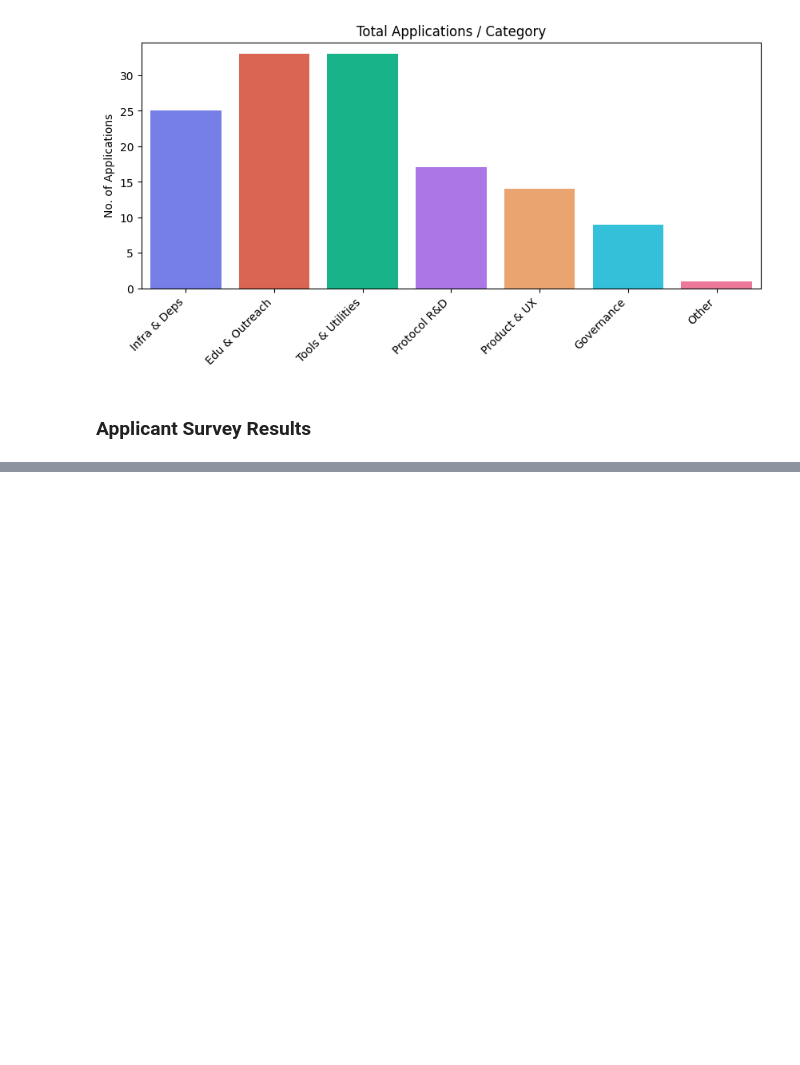
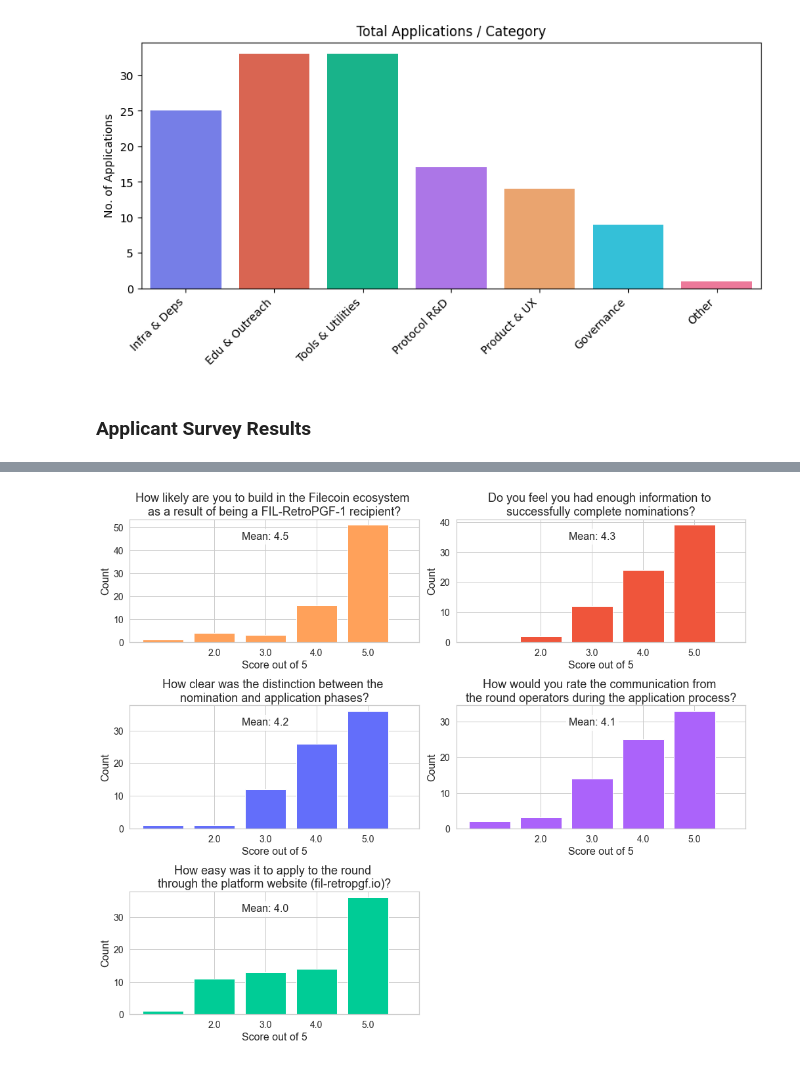
Before and after one commit to SHSR2001/FIL-RPGF, a Jupyter notebook: round1_feedback_report/rpgf_round1_feedback_report_plots-final.ipynb, the cells around one changed output, grey strips where cells are left out. Saved outputs shown, nothing was run; the diff lists cells and outputs as text; code cells hidden in the pictures; blank space fills up the shorter version.

```diff
--- a/round1_feedback_report/rpgf_round1_feedback_report_plots-final.ipynb
+++ b/round1_feedback_report/rpgf_round1_feedback_report_plots-final.ipynb
@@ -184,0 +133,2 @@ Text(1, 25, 'Average = 4.4')
+# %%
+survey_df=pd.read_csv("/Users/tom/Documents/FIL-RPGF/round1_feedback_report/anon_applicant_feedback_results_filrpgf1.csv")[['How clear was the distinction between the nomination and application phases?', "Do you feel you had enough information to successfully complete nominations?", "How easy was it to apply to the round through the platform website (fil-retropgf.io)?", "How would you rate the communication from the round operators during the application process?","How likely are you to build in the Filecoin ecosystem as a result of being a FIL-RetroPGF-1 recipient?"]]
@@ -184,0 +144,59 @@ Text(1, 25, 'Average = 4.4')
+# %%
+# Create bar charts for each question
+questions = [
+    'How clear was the distinction between the nomination and application phases?',
+    'Do you feel you had enough information to successfully complete nominations?',
+    'How easy was it to apply to the round through the platform website (fil-retropgf.io)?',
+    'How would you rate the communication from the round operators during the application process?',
+    'How likely are you to build in the Filecoin ecosystem as a result of being a FIL-RetroPGF-1 recipient?'
+]
+
+questionsnl = [
+    'How clear was the distinction between the \nnomination and application phases?',
+    'Do you feel you had enough information to \nsuccessfully complete nominations?',
+    'How easy was it to apply to the round \nthrough the platform website (fil-retropgf.io)?',
+    'How would you rate the communication from \nthe round operators during the application process?',
+    'How likely are you to build in the Filecoin ecosystem \nas a result of being a FIL-RetroPGF-1 recipient?'
+]
+
+
+# Calculate the mean value for each question
+mean_values = survey_df[questions].mean().round(2)
+
+# Sort questions by mean value in descending order
+sorted_questions = sorted(zip(questions, questionsnl, colors), key=lambda x: mean_values[x[0]], reverse=True)
+
+fig, axs = plt.subplots(3, 2, figsize=(14, 12))
+axs = axs.flatten()
+
+# Plotting the bar charts for each question in sorted order
+for ax, (question, questionnl, color) in zip(axs, sorted_questions):
+    ax.grid(True)
+    value_counts = survey_df[question].value_counts().sort_index()
+    if question == 'Do you feel you had enough information to successfully complete nominations?':
+        if 1 not in value_counts.index:
+            value_counts.loc[1] = 0
+        value_counts = value_counts.sort_index()
+    value_counts.plot(kind='bar', ax=ax, color=color,width=0.8)
+
+    ax.set_title(questionnl, fontsize=18)
+    ax.set_xlabel('Score out of 5', fontsize=16)
+    ax.set_ylabel('Count', fontsize=16)
+#     ax.set_ylim(0, 52)
+    ax.set_xticks([1, 2, 3, 4, 5])
+    ax.tick_params(axis='x', labelrotation=0, labelsize=14)
+    ax.tick_params(axis='y', labelsize=14)
+
+    # Annotate the mean value for each question
+    mean_value = mean_values[question]
+    ax.annotate(f'Mean: {mean_value.round(1):.1f}', xy=(0.55, 0.9), xycoords='axes fraction', fontsize=16,
+                horizontalalignment='right', verticalalignment='top', bbox=dict(facecolor='white', alpha=0.8))
+
+# Remove any empty subplot
+if len(questions) % 2 != 0:
+    fig.delaxes(axs[-1])
+
+plt.tight_layout()
+plt.show()
+# %% [output]
+[figure, added]
```
Also changed, not shown: parts of 4 cells of this notebook, 1 other file.
